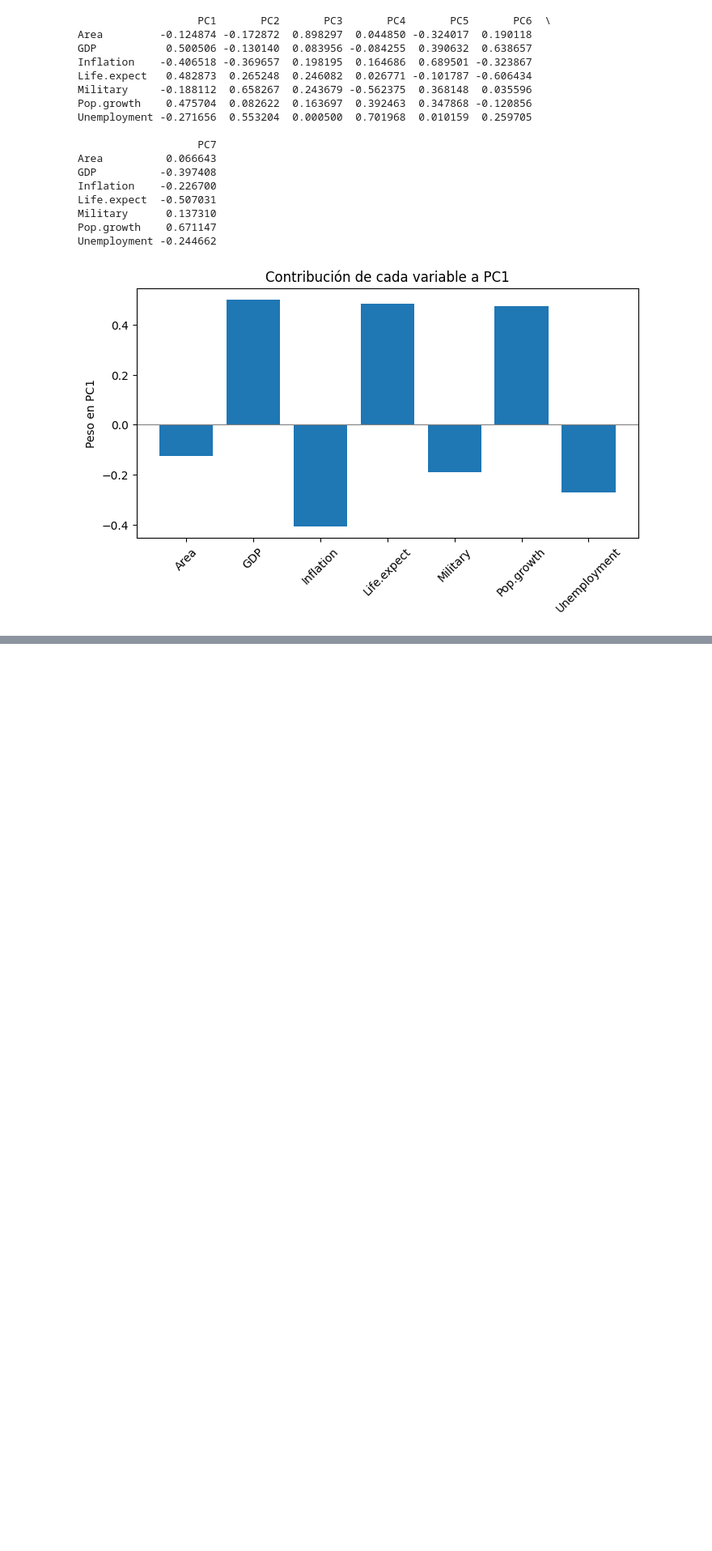
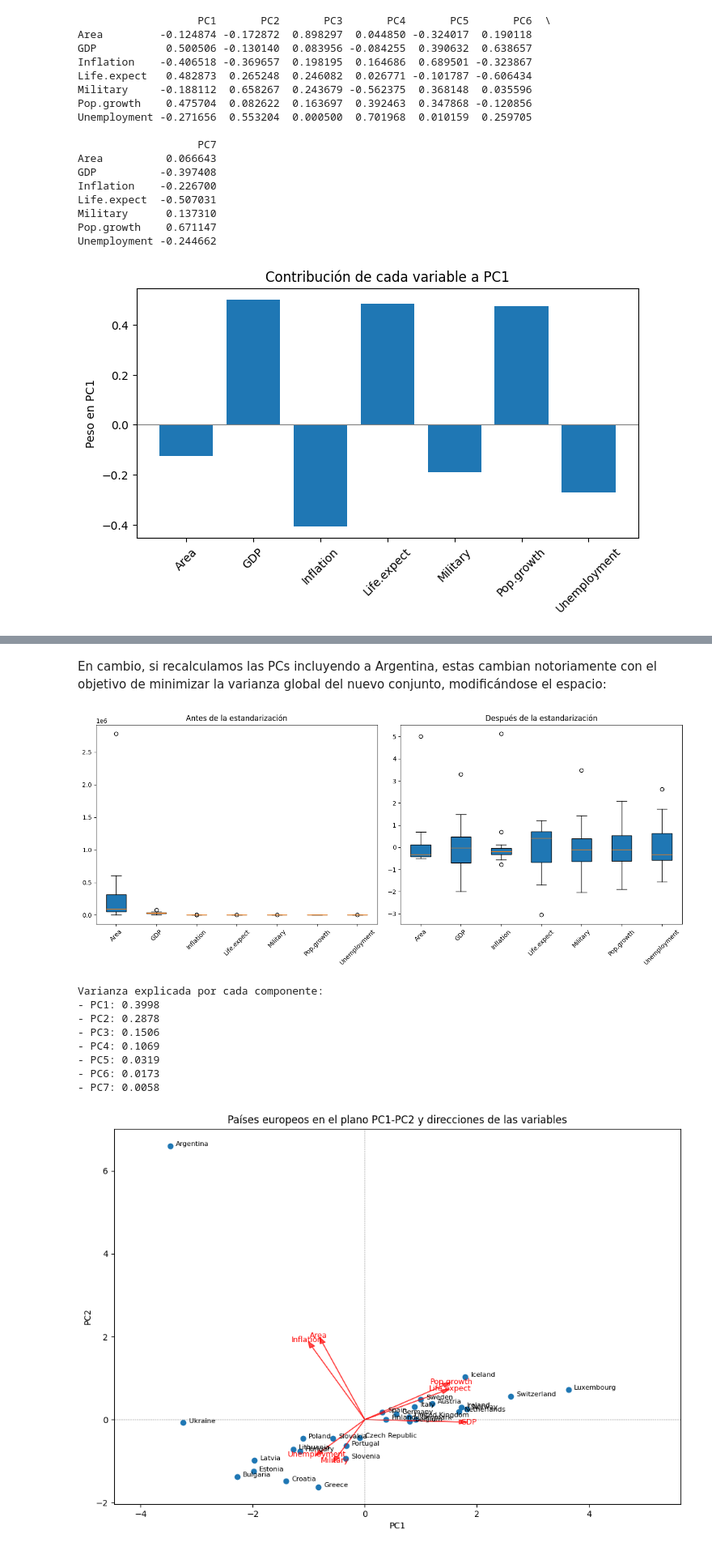
Before and after one commit to Mpretel/SIA-25Q2, a Jupyter notebook: sia-tp4-master/ejPCA.ipynb, the cells around one changed output, grey strips where cells are left out. Shown: that part at 81% size. Drawn from its saved outputs; the diff is of its cells as text; code cells hidden in the pictures; blank space fills up the shorter version.

```diff
--- a/sia-tp4-master/ejPCA.ipynb
+++ b/sia-tp4-master/ejPCA.ipynb
@@ -118,0 +165,75 @@ Unemployment -0.244662
+# %% [markdown]
+En cambio, si recalculamos las PCs incluyendo a Argentina, estas cambian notoriamente con el objetivo de minimizar la varianza global del nuevo conjunto, modificándose el espacio:
+# %%
+df = pd.read_csv("europe+arg.csv")
+
+# Estandarizar variables numéricas
+X = df.drop(columns=["Country"])
+scaler = StandardScaler()
+X_scaled = scaler.fit_transform(X)
+X_scaled_df = pd.DataFrame(X_scaled, columns=X.columns)
+
+# Boxplots variables
+fig, axes = plt.subplots(1, 2, figsize=(14, 6))
+# Antes de la estandarización
+axes[0].boxplot(X.values, labels=X.columns, patch_artist=True)
+axes[0].set_title("Antes de la estandarización")
+axes[0].tick_params(axis='x', rotation=45)
+# Después de la estandarización
+axes[1].boxplot(X_scaled_df.values, labels=X_scaled_df.columns, patch_artist=True)
+axes[1].set_title("Después de la estandarización")
+axes[1].tick_params(axis='x', rotation=45)
+plt.tight_layout()
+plt.show()
+
+# Aplicar PCA
+pca = PCA()
+X_pca = pca.fit_transform(X_scaled)
+
+print("Varianza explicada por cada componente:")
+for i, var in enumerate(pca.explained_variance_ratio_):
+    print(f"- PC{i+1}: {var:.4f}")
+
+# Gráfica de los países en el plano de las dos primeras componentes principales
+plt.figure(figsize=(12,8))
+# 1. Puntos de los países
+plt.scatter(X_pca[:,0], X_pca[:,1])
+for i, country in enumerate(df["Country"]):
+    plt.text(X_pca[i,0]+0.1, X_pca[i,1], country, fontsize=8)
+# 2. Vectores de las variables
+loadings = pca.components_.T
+variables = X.columns
+scaling_factor = 3
+for i, var in enumerate(variables):
+    plt.arrow(0, 0, loadings[i,0]*scaling_factor, loadings[i,1]*scaling_factor, color='r', alpha=0.7, head_width=0.1)
+    plt.text(loadings[i,0]*scaling_factor*1.1, loadings[i,1]*scaling_factor*1.1, var, color='r', ha='center', va='center', fontsize=9)
+plt.xlabel("PC1")
+plt.ylabel("PC2")
+plt.title("Países europeos en el plano PC1-PC2 y direcciones de las variables")
+plt.xlim(X_pca[:,0].min()-1, X_pca[:,0].max()+2)
+plt.axhline(0, color='gray', linewidth=0.5, linestyle='--')
+plt.axvline(0, color='gray', linewidth=0.5, linestyle='--')
+plt.show()
+
+
+loadings = pd.DataFrame(pca.components_.T, columns=[f'PC{i+1}' for i in range(len(X.columns))], index=X.columns)
+print(loadings)
+
+plt.figure(figsize=(8,4))
+plt.bar(loadings.index, loadings["PC1"])
+plt.ylabel("Peso en PC1")
+plt.title("Contribución de cada variable a PC1")
+plt.axhline(0, color='gray', linewidth=0.8)
+plt.xticks(rotation=45)
+plt.show()
+# %% [output]
+[figure, added]
+Varianza explicada por cada componente:
+- PC1: 0.3998
+- PC2: 0.2878
+- PC3: 0.1506
+- PC4: 0.1069
+- PC5: 0.0319
+- PC6: 0.0173
+- PC7: 0.0058
+[figure, added]
```
Also changed, not shown: parts of 3 cells of this notebook, 1 other file.
